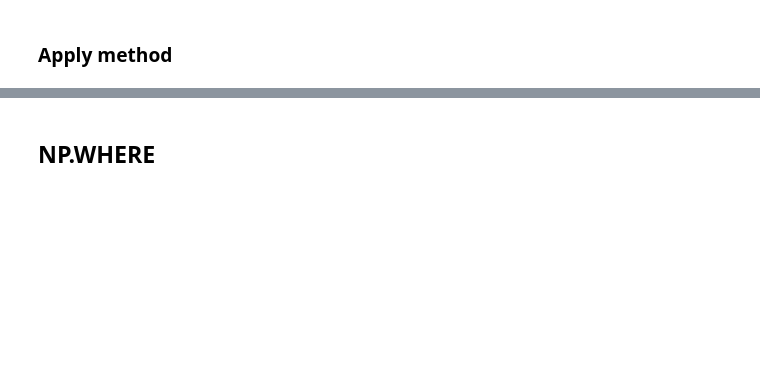
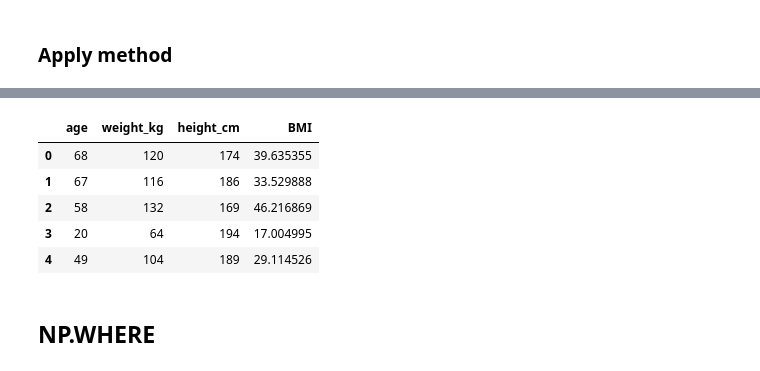
Before and after one commit to ultragorira/AI_and_ML, a Jupyter notebook: Approach_Almost_Any_ML_Problem/Pandas_Comparisons.ipynb, the cells around one changed output, grey strips where cells are left out. Saved outputs shown, nothing was run; the diff lists cells and outputs as text; code cells hidden in the pictures; blank space fills up the shorter version.

```diff
--- a/Approach_Almost_Any_ML_Problem/Pandas_Comparisons.ipynb
+++ b/Approach_Almost_Any_ML_Problem/Pandas_Comparisons.ipynb
@@ -53,3 +62,12 @@ apply_method(df)
+# %%
+df.head()
+# %% [output]
+|  | age | weight_kg | height_cm | BMI |
+| 0 | 68 | 120 | 174 | 39.635355 |
+| 1 | 67 | 116 | 186 | 33.529888 |
+| 2 | 58 | 132 | 169 | 46.216869 |
+| 3 | 20 | 64 | 194 | 17.004995 |
+| 4 | 49 | 104 | 189 | 29.114526 |
 # %% [markdown]
 ## NP.WHERE
 # %%
```
Also changed, not shown: parts of 5 cells of this notebook.
